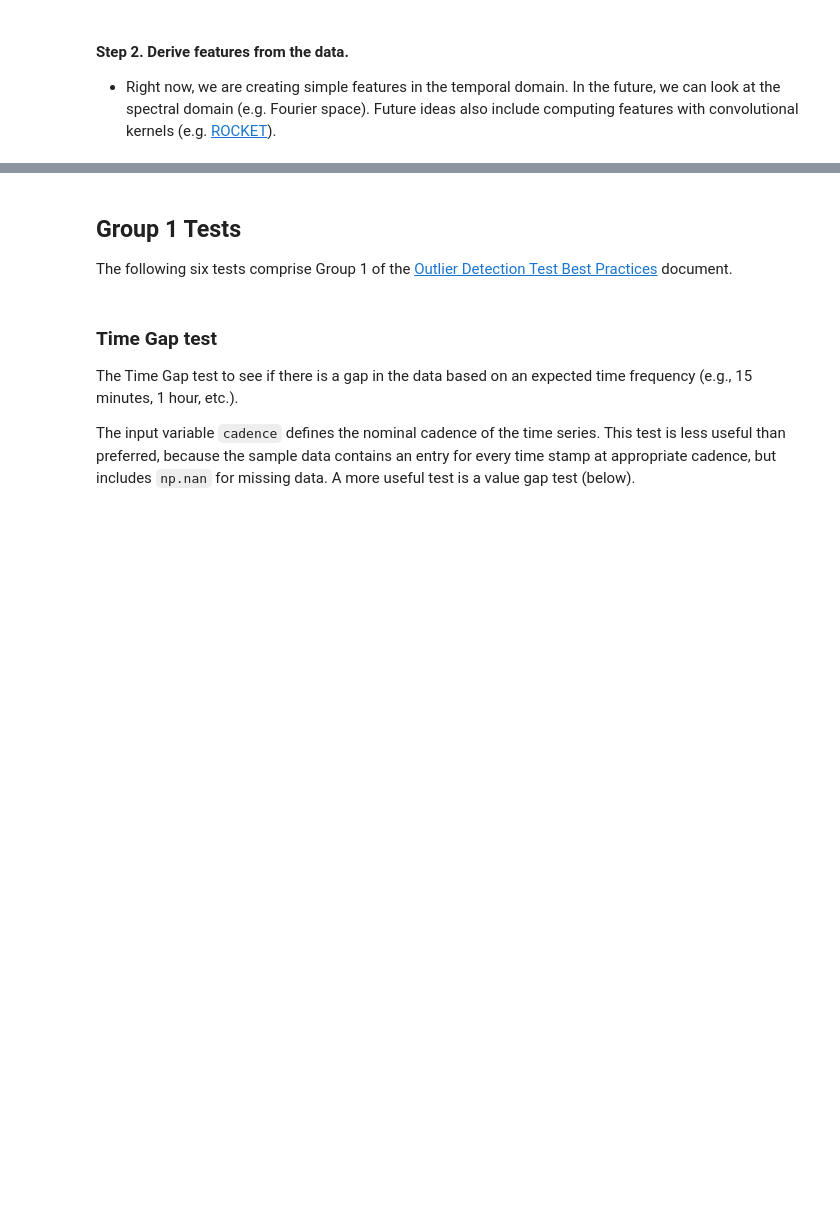
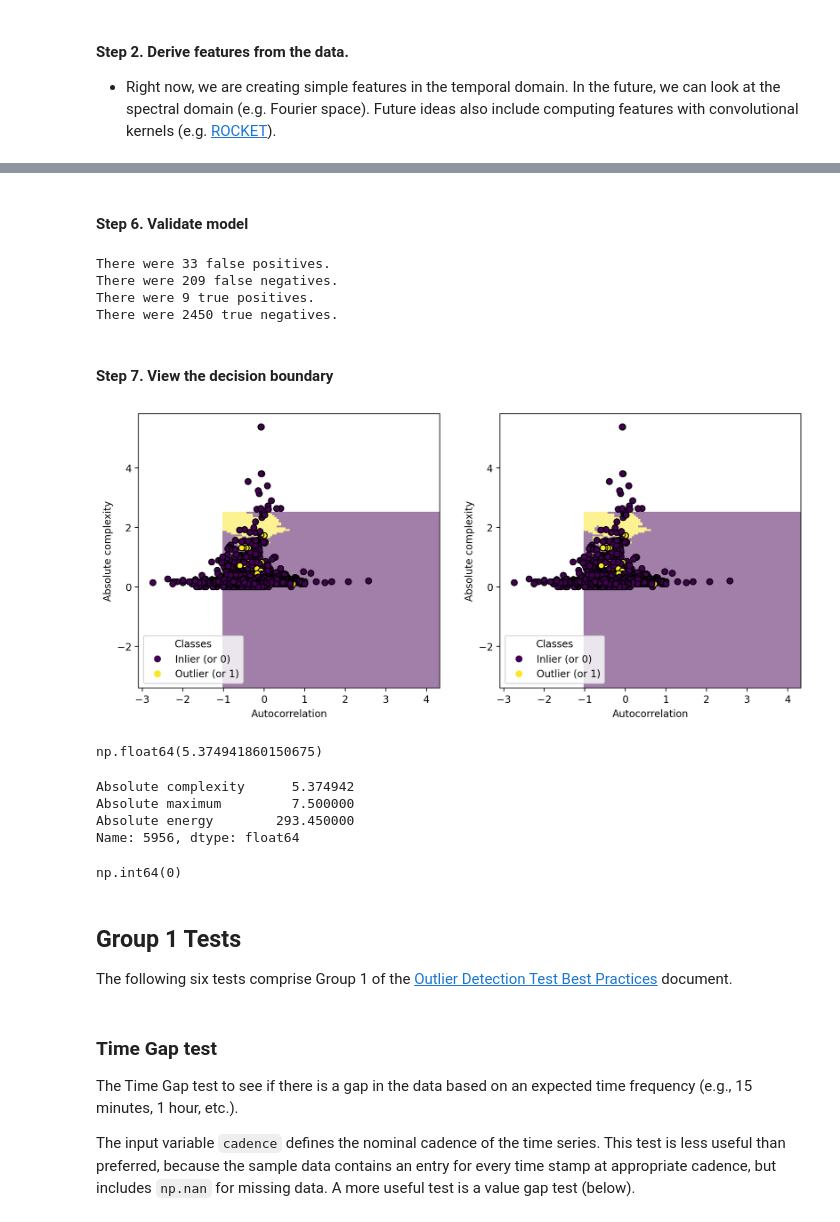
Before and after one commit to DWR-QA-Program/caldata-dsa-outlier-tool, a Jupyter notebook: dwr/dwr.ipynb, the cells around one changed output, grey strips where cells are left out. Cells and saved outputs as stored; diff of their text form; code cells hidden in the pictures; blank space fills up the shorter version.

```diff
--- a/dwr/dwr.ipynb
+++ b/dwr/dwr.ipynb
@@ -169,3 +220,3 @@ df_clean
 # %%
-df_train = df_clean.iloc[0:int(len(df)*0.7)]
-df_test = df_clean.iloc[int(len(df)*0.7):]
+df_train = df_clean.iloc[0:int(len(df_clean)*0.7)]
+df_test = df_clean.iloc[int(len(df_clean)*0.7):]
@@ -171,0 +236,9 @@ df_test = df_clean.iloc[int(len(df)*0.7):]
+# %%
+feature_names = ['Absolute sum of changes', 'Autocorrelation', 'Number of peaks', 'Absolute complexity']
+X = df_clean[feature_names]
+y = df_clean['Flag']
+
+X_train = df_train[feature_names].to_numpy()
+y_train = df_train['Flag'].to_numpy()
+X_test = df_test[feature_names].to_numpy()
+y_test = df_test['Flag'].to_numpy()
@@ -171,0 +253,4 @@ df_test = df_clean.iloc[int(len(df)*0.7):]
+# %%
+clf = KNeighborsClassifier(n_neighbors=3)
+# %%
+clf.fit(X_train, y_train)
@@ -171,0 +263,2 @@ df_test = df_clean.iloc[int(len(df)*0.7):]
+# %% [markdown]
+#### Step 6. Validate model
@@ -172,3 +321,55 @@ df_test = df_clean.iloc[int(len(df)*0.7):]
+# %%
+examples_false_positive, examples_false_negative, examples_true_positive, examples_true_negative = probability_based_confusion_matrix(y_val=y_test, y_pred=y_pred)
+# %% [output]
+There were 33 false positives.
+There were 209 false negatives.
+There were 9 true positives.
+There were 2450 true negatives.
+# %% [markdown]
+#### Step 7. View the decision boundary
+# %%
+from sklearn.inspection import DecisionBoundaryDisplay
+
+_, axs = plt.subplots(ncols=2, figsize=(12, 5))
+
+for ax, weights in zip(axs, ("uniform", "distance")):
+    clf.set_params(weights=weights).fit(X_train[:,[1,3]], y_train)
+    disp = DecisionBoundaryDisplay.from_estimator(
+        clf,
+        X_test[:,0:2],
+        response_method="predict",
+        plot_method="pcolormesh",
+        xlabel="Autocorrelation",
+        ylabel="Absolute complexity",
+        shading="auto",
+        alpha=0.5,
+        ax=ax,
+    )
+    scatter = disp.ax_.scatter(X.iloc[:, 1], X.iloc[:, 3], c=y, edgecolors="k")
+    disp.ax_.legend(
+        scatter.legend_elements()[0],
+        ["Inlier (or 0)", "Outlier (or 1)"],
+        loc="lower left",
+        title="Classes",
+    )
+plt.show()
+# %% [output]
+[figure, added]
+# %%
+np.nanmax(X['Absolute complexity'])
+# %% [output]
+np.float64(5.374941860150675)
+# %%
+X.loc[X['Absolute complexity'].idxmax()]
+# %% [output]
+Absolute complexity      5.374942
+Absolute maximum         7.500000
+Absolute energy        293.450000
+Name: 5956, dtype: float64
+# %%
+y.iloc[5956]
+# %% [output]
+np.int64(0)
 # %% [markdown]
 ## Group 1 Tests
 
```
Also changed, not shown: parts of 30 cells of this notebook.
